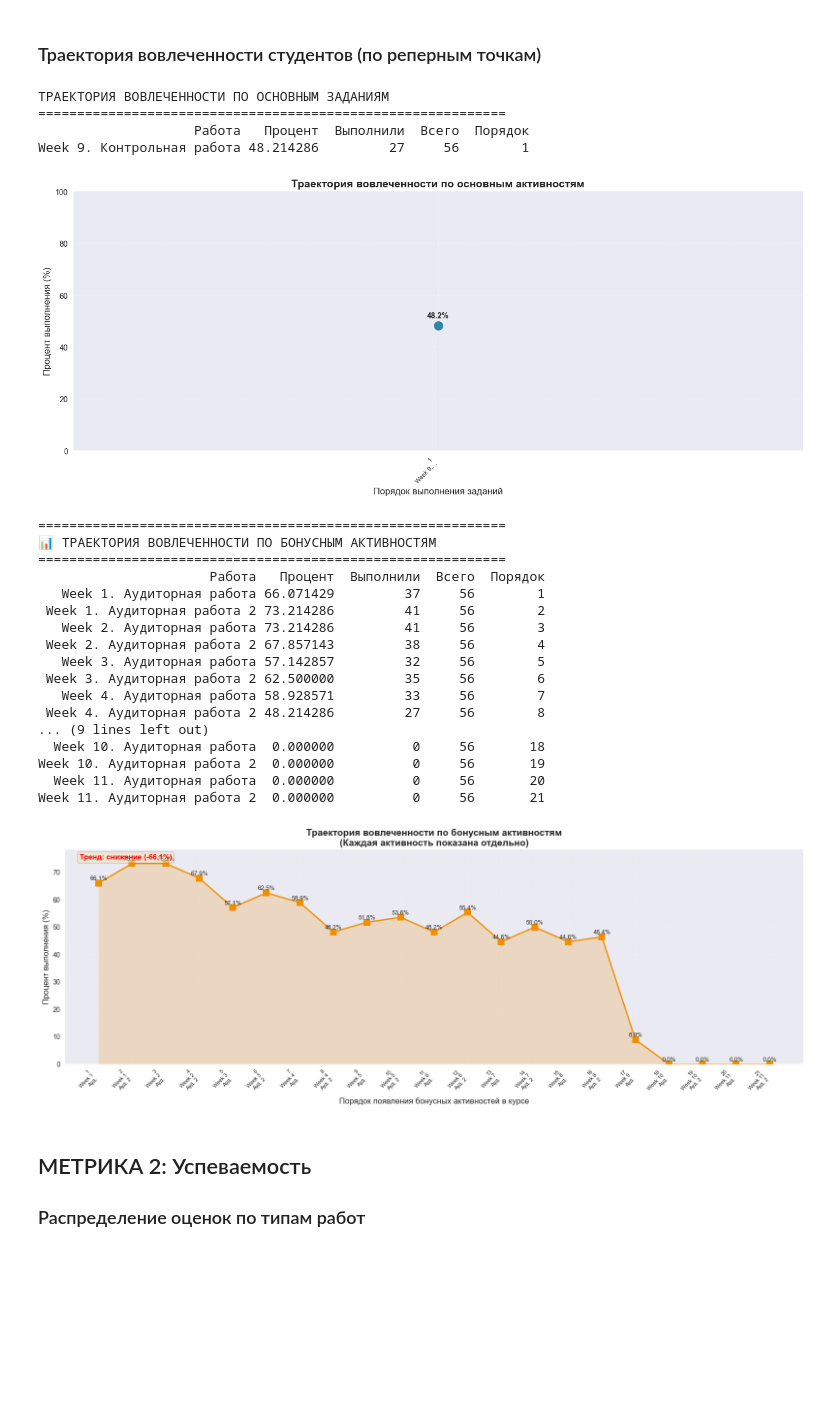
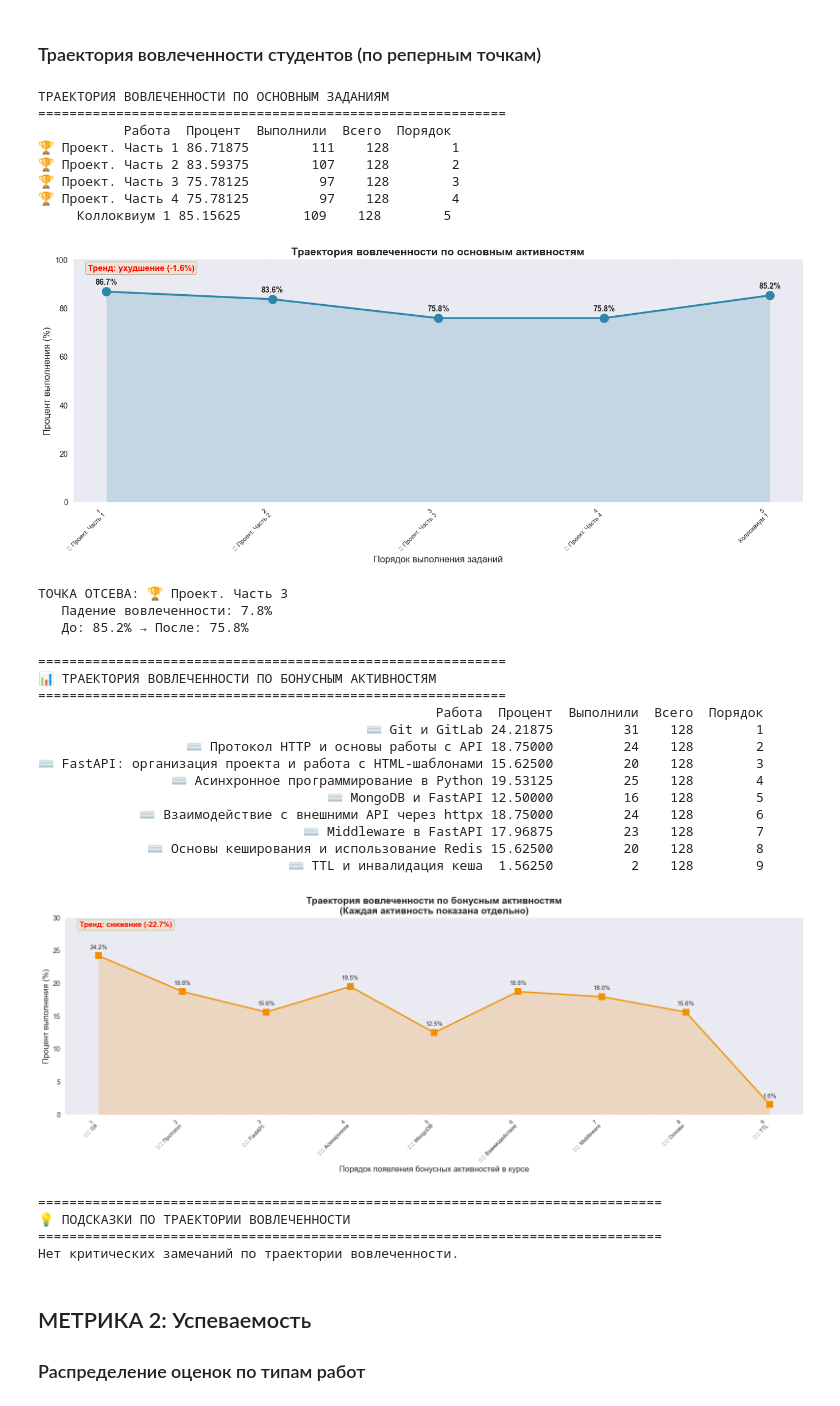
Before and after one commit to DwayneWard/courses_metrics, a Jupyter notebook: course_analytics.ipynb, the cells around one changed output. Saved outputs shown, nothing was run; the diff lists cells and outputs as text; code cells hidden in the pictures; blank space fills up the shorter version.

```diff
--- a/course_analytics.ipynb
+++ b/course_analytics.ipynb
@@ -21,13 +22,11 @@ plt.rcParams['figure.figsize'] = (12, 6)
 plt.rcParams['font.size'] = 10
 # %%
 COURSE_CONFIG = {
-    "excel_path": "Пример ведомости.xlsx",
-    "week_activity_separation": True,
-    "week_separation_mode": "mean",
-    "bonus_types": ["classroom"],
+    "excel_path": "Разработка на Python. Профессиональный_1.xlsx",
 }
 
 analytics = CourseAnalytics(config=COURSE_CONFIG)
+insights = MetricInsights(analytics)
 
 summary = analytics.get_summary()
 print("СВОДНАЯ ИНФОРМАЦИЯ О КУРСЕ")
@@ -140,6 +137,19 @@ ax.legend(handles=legend_elements, loc='lower right', fontsize=10)
 plt.tight_layout()
 plt.subplots_adjust(left=0.3)
 plt.show()
+
+# Подсказки по завершенности
+print("\n" + "=" * 80)
+print("💡 ПОДСКАЗКИ ПО ЗАВЕРШЕННОСТИ")
+print("=" * 80)
+completion_insights = insights.get_completion_insights()
+if completion_insights:
+    for i, insight in enumerate(completion_insights, 1):
+        icon = "🚨" if insight['type'] == 'warning' else "ℹ️" if insight['type'] == 'info' else "✅"
+        print(f"\n{icon} {insight['activity']} ({insight['value']})")
+        print(f"   {insight['recommendation']}")
+else:
+    print("Нет критических замечаний по завершенности.")
 # %% [output]
 ПРОЦЕНТ ЗАВЕРШЕНИЯ ПО ТИПАМ ЗАДАНИЙ
 ============================================================
@@ -313,51 +333,72 @@ if len(trajectory_bonus_df) > 0:
 
     for idx, row in trajectory_bonus_df.iterrows():
         ax.text(row['Порядок'], row['Процент'] + 1,
                 f"{row['Процент']:.1f}%",
                 ha='center', fontsize=9)
 
     if len(trajectory_bonus_df) >= 2:
         first_pct = trajectory_bonus_df.iloc[0]['Процент']
         last_pct = trajectory_bonus_df.iloc[-1]['Процент']
         trend = last_pct - first_pct
         trend_text = "рост" if trend > 0 else ("снижение" if trend < 0 else "стабильно")
         trend_color = "green" if trend > 0 else ("red" if trend < 0 else "gray")
         ax.text(0.02, 0.98, f"Тренд: {trend_text} ({trend:+.1f}%)",
                 transform=ax.transAxes, fontsize=11,
                 verticalalignment='top', bbox=dict(boxstyle='round', facecolor='wheat', alpha=0.5),
                 color=trend_color, fontweight='bold')
 
     # Добавляем дополнительное место внизу для подписей
     plt.subplots_adjust(bottom=0.25)
     plt.tight_layout()
     plt.show()
 
 else:
     print("Недостаточно данных для анализа траектории по бонусным активностям")
+
+# Подсказки по траектории вовлеченности
+print("\n" + "=" * 80)
+print("💡 ПОДСКАЗКИ ПО ТРАЕКТОРИИ ВОВЛЕЧЕННОСТИ")
+print("=" * 80)
+trajectory_insights = insights.get_engagement_trajectory_insights()
+if trajectory_insights:
+    for i, insight in enumerate(trajectory_insights, 1):
+        icon = "🚨" if insight['type'] == 'warning' else "ℹ️" if insight['type'] == 'info' else "✅"
+        print(f"\n{icon} {insight['activity']} ({insight['value']})")
+        print(f"   {insight['recommendation']}")
+else:
+    print("Нет критических замечаний по траектории вовлеченности.")
 # %% [output]
 ТРАЕКТОРИЯ ВОВЛЕЧЕННОСТИ ПО ОСНОВНЫМ ЗАДАНИЯМ
 ============================================================
-                    Работа   Процент  Выполнили  Всего  Порядок
-Week 9. Контрольная работа 48.214286         27     56        1
+           Работа  Процент  Выполнили  Всего  Порядок
+🏆 Проект. Часть 1 86.71875        111    128        1
+🏆 Проект. Часть 2 83.59375        107    128        2
+🏆 Проект. Часть 3 75.78125         97    128        3
+🏆 Проект. Часть 4 75.78125         97    128        4
+     Коллоквиум 1 85.15625        109    128        5
-[figure, old version]
+[figure, new version]
+ТОЧКА ОТСЕВА: 🏆 Проект. Часть 3
+   Падение вовлеченности: 7.8%
+   До: 85.2% → После: 75.8%
+
 ============================================================
 📊 ТРАЕКТОРИЯ ВОВЛЕЧЕННОСТИ ПО БОНУСНЫМ АКТИВНОСТЯМ
 ============================================================
-                      Работа   Процент  Выполнили  Всего  Порядок
-   Week 1. Аудиторная работа 66.071429         37     56        1
- Week 1. Аудиторная работа 2 73.214286         41     56        2
-   Week 2. Аудиторная работа 73.214286         41     56        3
- Week 2. Аудиторная работа 2 67.857143         38     56        4
-   Week 3. Аудиторная работа 57.142857         32     56        5
- Week 3. Аудиторная работа 2 62.500000         35     56        6
-   Week 4. Аудиторная работа 58.928571         33     56        7
- Week 4. Аудиторная работа 2 48.214286         27     56        8
-... (9 lines left out)
-  Week 10. Аудиторная работа  0.000000          0     56       18
-Week 10. Аудиторная работа 2  0.000000          0     56       19
-  Week 11. Аудиторная работа  0.000000          0     56       20
-Week 11. Аудиторная работа 2  0.000000          0     56       21
+                                                   Работа  Процент  Выполнили  Всего  Порядок
+                                          ⌨️ Git и GitLab 24.21875         31    128        1
+                   ⌨️ Протокол HTTP и основы работы с API 18.75000         24    128        2
+⌨️ FastAPI: организация проекта и работа с HTML-шаблонами 15.62500         20    128        3
+                 ⌨️ Асинхронное программирование в Python 19.53125         25    128        4
+                                     ⌨️ MongoDB и FastAPI 12.50000         16    128        5
+             ⌨️ Взаимодействие с внешними API через httpx 18.75000         24    128        6
+                                  ⌨️ Middleware в FastAPI 17.96875         23    128        7
+              ⌨️ Основы кеширования и использование Redis 15.62500         20    128        8
+                                ⌨️ TTL и инвалидация кеша  1.56250          2    128        9
-[figure, old version]
+[figure, new version]
+================================================================================
+💡 ПОДСКАЗКИ ПО ТРАЕКТОРИИ ВОВЛЕЧЕННОСТИ
+================================================================================
+Нет критических замечаний по траектории вовлеченности.
 # %% [markdown]
 ## МЕТРИКА 2: Успеваемость
 
```
Also changed, not shown: parts of 11 cells of this notebook, 2 other files.
